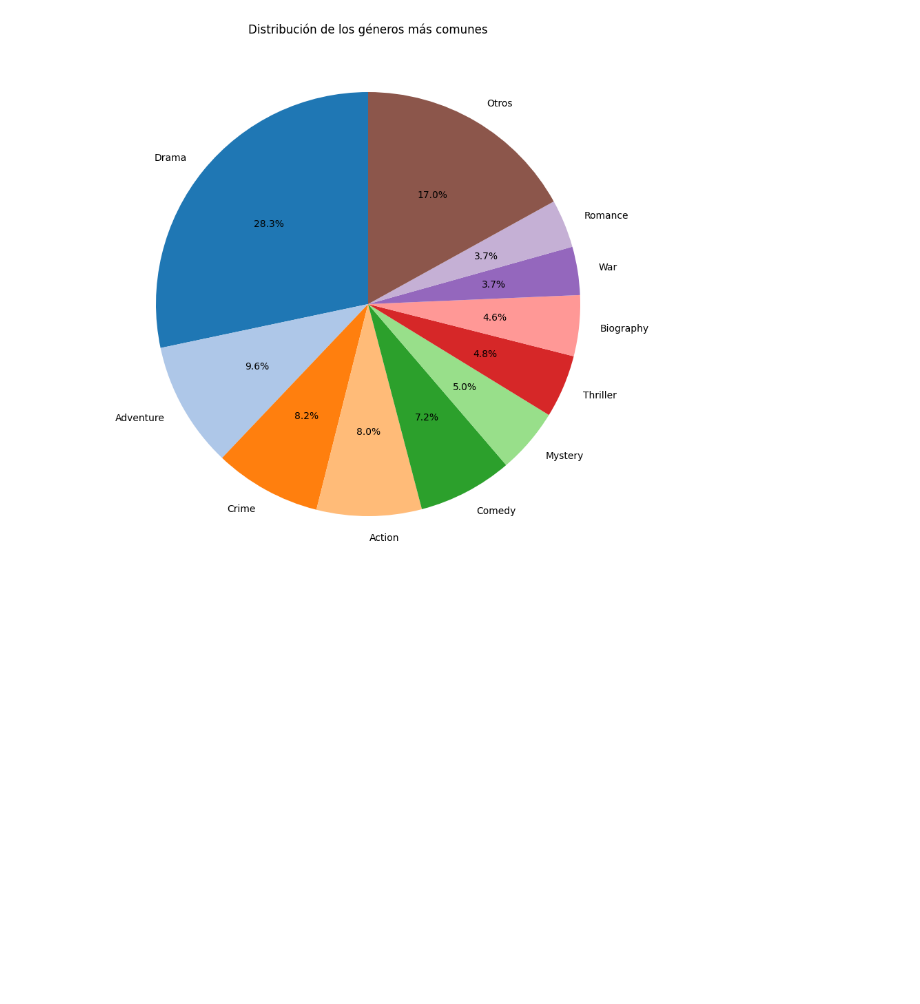
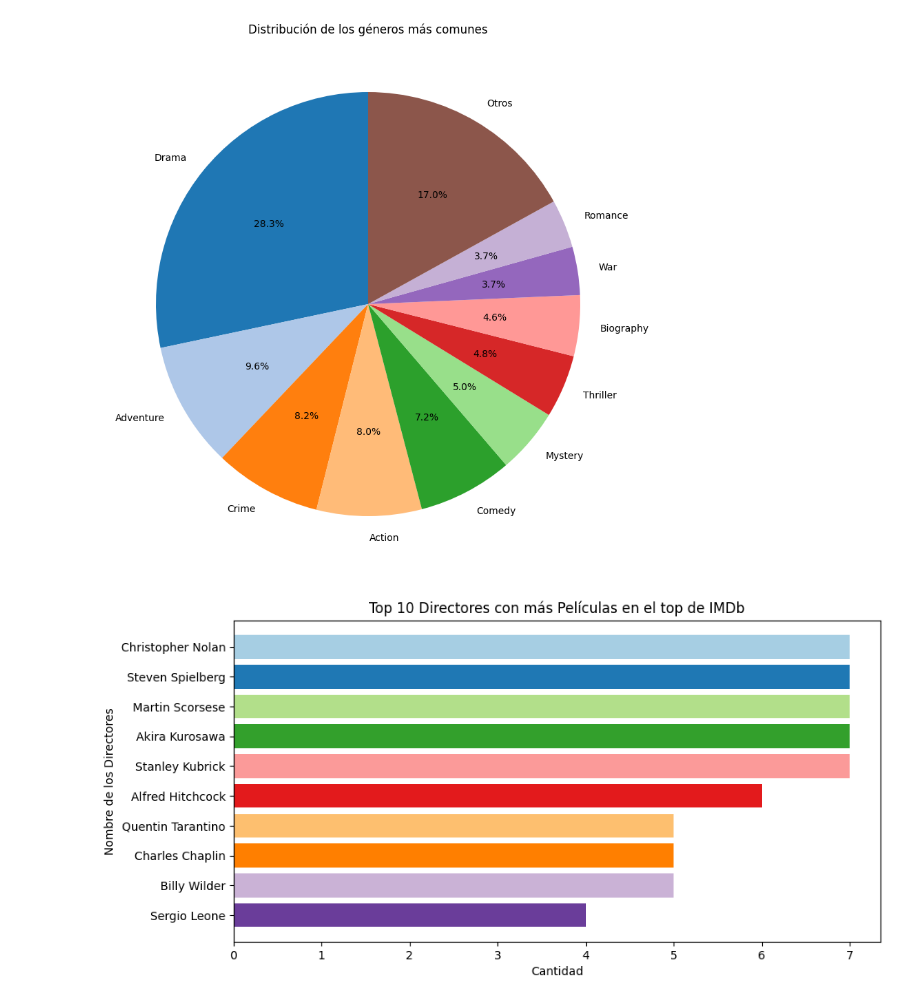
Before and after one commit to juanq348/imdb-top-movies, a Jupyter notebook: scripts/generar_grafico.ipynb, the cells around one changed output. Cells and saved outputs as stored; diff of their text form; code cells hidden in the pictures; blank space fills up the shorter version.

```diff
--- a/scripts/generar_grafico.ipynb
+++ b/scripts/generar_grafico.ipynb
@@ -3,7 +3,7 @@ import pandas as pd
 import matplotlib.pyplot as plt
 import numpy as np
 
-df = pd.read_csv("../data/movies.csv")
+df = pd.read_csv("../frontend/src/data/movies.csv")
 
 top_10 = df.sort_values(by = "rating", ascending = True).tail(10)
 
@@ -34,3 +34,20 @@ plt.title("Distribución de los géneros más comunes")
 plt.show()
 # %% [output]
 [figure]
+# %%
+directores_separados = df["directors"].dropna().str.split(",")
+todos_los_directores = [director.strip() for lista in directores_separados for director in lista]
+conteo_directores = pd.Series(todos_los_directores).value_counts()
+
+directores_comunes = conteo_directores.head(10)
+
+plt.figure(figsize=(10,5))
+plt.barh(directores_comunes.index, directores_comunes.values, color=plt.cm.Paired.colors)
+
+plt.xlabel("Cantidad")
+plt.ylabel("Nombre de los Directores")
+plt.title("Top 10 Directores con más Películas en el top de IMDb")
+plt.gca().invert_yaxis()
+plt.show()
+# %% [output]
+[figure, added]
```
Also changed, not shown: parts of 3 cells of this notebook, 1 other file.
